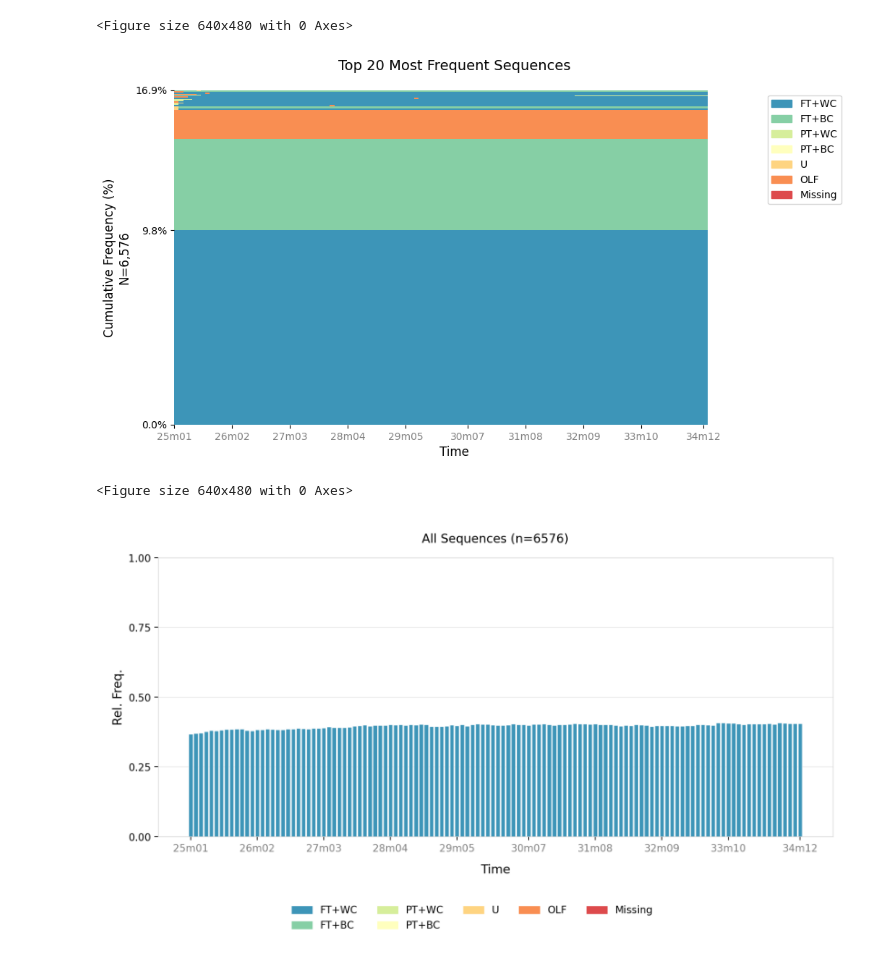
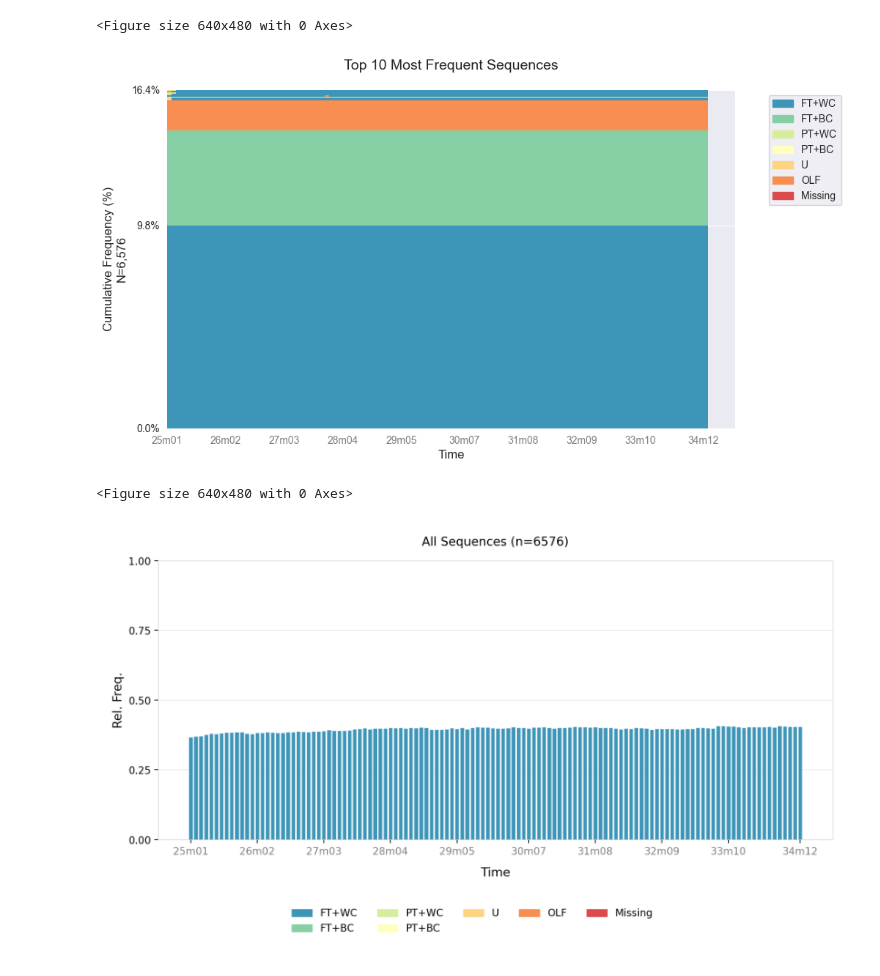
Before and after one commit to sdaza/Sequenzo, a Jupyter notebook: original_datasets_and_cleaning/xinyi_test/NLSY.ipynb, the cells around one changed output. Saved outputs shown, nothing was run; the diff lists cells and outputs as text; code cells hidden in the pictures.

```diff
--- a/original_datasets_and_cleaning/xinyi_test/NLSY.ipynb
+++ b/original_datasets_and_cleaning/xinyi_test/NLSY.ipynb
@@ -57,10 +57,10 @@ plot_sequence_index(sequence_data, save_as='index_plot')
 [figure]
 <Figure size 640x480 with 0 Axes>
 # %%
-plot_most_frequent_sequences(sequence_data, save_as='test', top_n=20)
+plot_most_frequent_sequences(sequence_data, save_as='test', top_n=10)
 # for the most top 3 sequences, they don't switch their states. They are working full time +white collar or full-time + blue collar, and part-time white-collar.
 # %% [output]
-[figure, old version]
+[figure, new version]
 <Figure size 640x480 with 0 Axes>
 # %%
 plot_modal_state(sequence_data)
```
Also changed, not shown: 12 other files.
